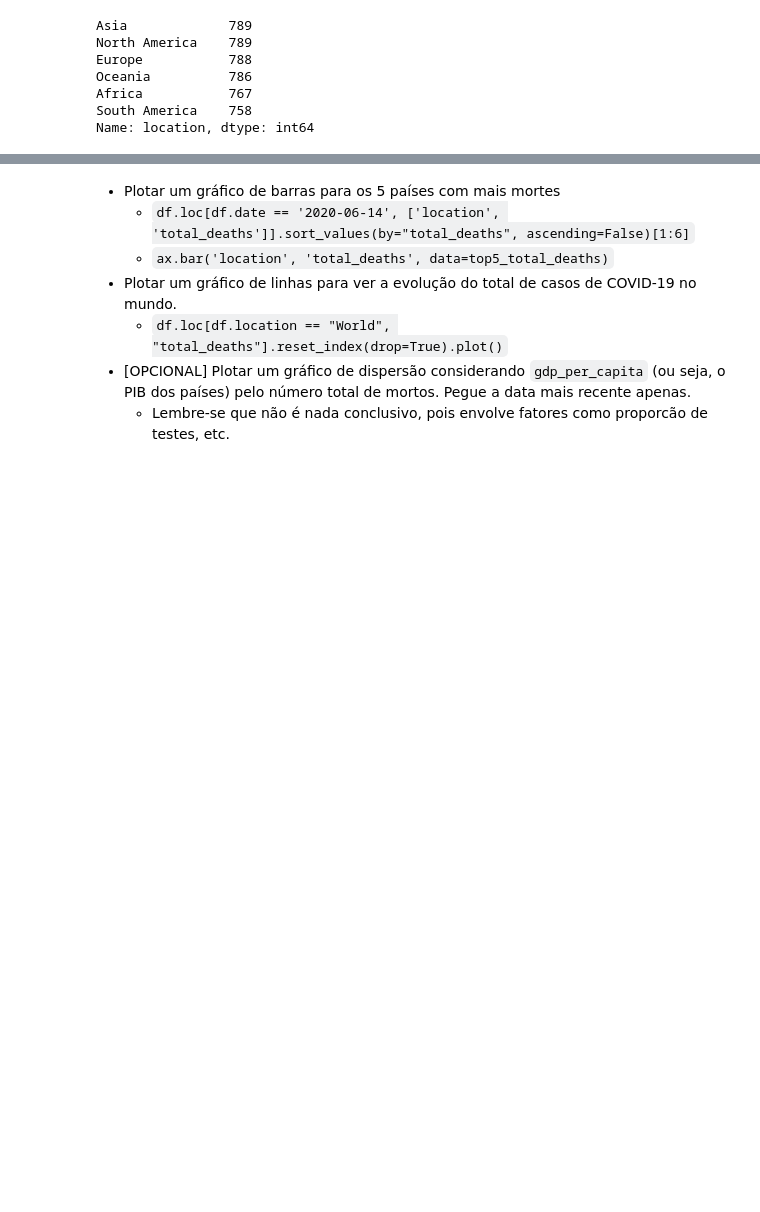
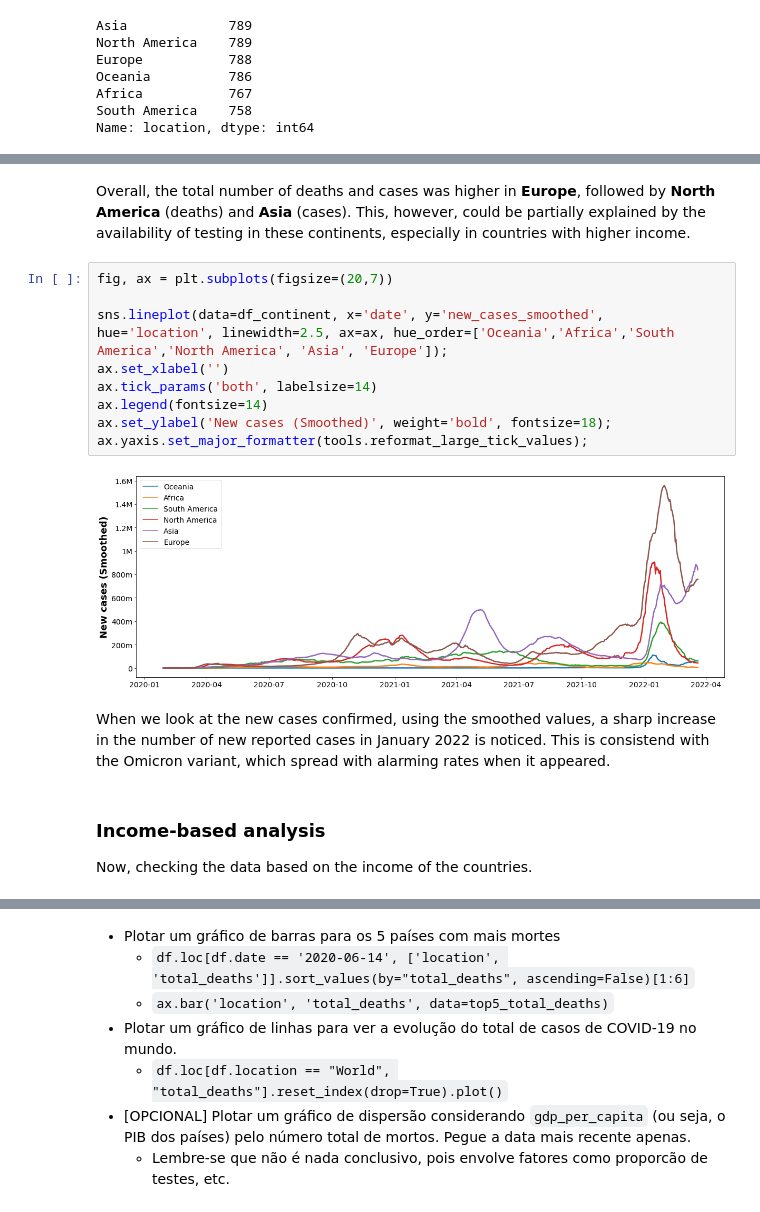
Before and after one commit to cfantecelle/data_science_portfolio, a Jupyter notebook: project_covid/covid19_brazil_analysis.ipynb, the cells around one changed output, grey strips where cells are left out. Cells and saved outputs as stored; diff of their text form; blank space fills up the shorter version.

Commit message:
Updated analysis

```diff
--- a/project_covid/covid19_brazil_analysis.ipynb
+++ b/project_covid/covid19_brazil_analysis.ipynb
@@ -381,0 +457,19 @@ Name: location, dtype: int64
+# %% [markdown]
+Overall, the total number of deaths and cases was higher in **Europe**, followed by **North America** (deaths) and **Asia** (cases). This, however, could be partially explained by the availability of testing in these continents, especially in countries with higher income.
+# %%
+fig, ax = plt.subplots(figsize=(20,7))
+
+sns.lineplot(data=df_continent, x='date', y='new_cases_smoothed', hue='location', linewidth=2.5, ax=ax, hue_order=['Oceania','Africa','South America','North America', 'Asia', 'Europe']);
+ax.set_xlabel('')
+ax.tick_params('both', labelsize=14)
+ax.legend(fontsize=14)
+ax.set_ylabel('New cases (Smoothed)', weight='bold', fontsize=18);
+ax.yaxis.set_major_formatter(tools.reformat_large_tick_values);
+# %% [output]
+[figure, added]
+# %% [markdown]
+When we look at the new cases confirmed, using the smoothed values, a sharp increase in the number of new reported cases in January 2022 is noticed. This is consistend with the Omicron variant, which spread with alarming rates when it appeared.
+# %% [markdown]
+### Income-based analysis
+
+Now, checking the data based on the income of the countries.
```
Also changed, not shown: parts of 34 cells of this notebook, 1 other file.
